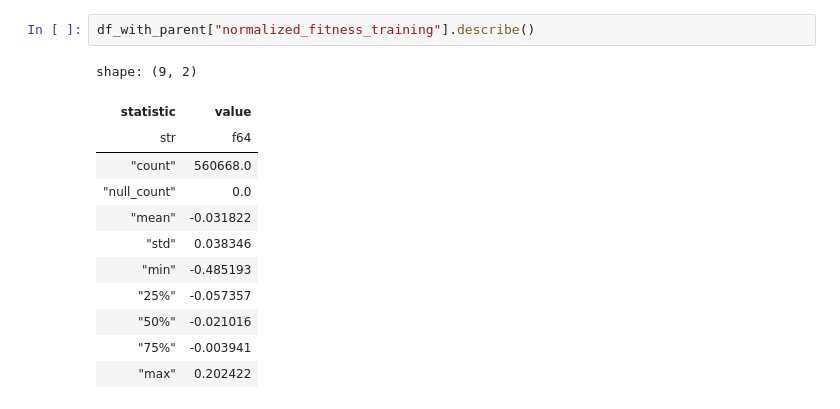
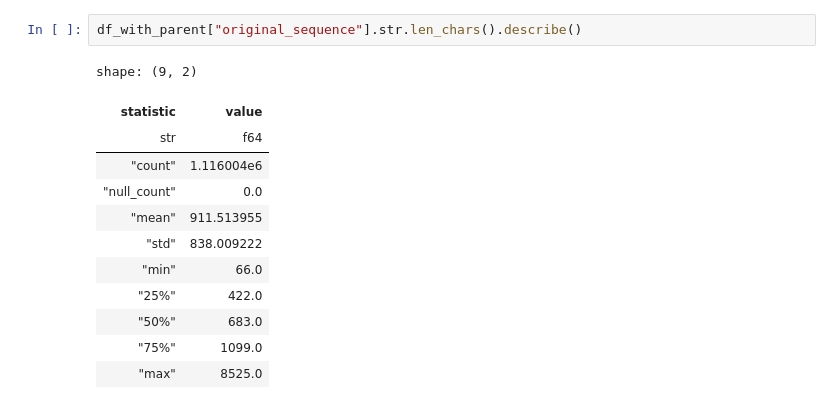
Before and after one commit to vlccek/Master_thesis-Prediction_protein_stability, a Jupyter notebook: protbert/dataset_prepare_255w.ipynb, the cells around one changed output. Drawn from its saved outputs; the diff is of its cells as text.

```diff
--- a/protbert/dataset_prepare_255w.ipynb
+++ b/protbert/dataset_prepare_255w.ipynb
@@ -36,19 +36,19 @@ shape: (560_668, 12)
 | "Q9Y6V0" | "C" | 1059 | "Y" | false | -1.149495 | 0.155403 | "MGNEASLEGEGLPEGLAAAAAAGGGASGAG… | ... |
 | "Q9Y6V0" | "T" | 1058 | "V" | false | -0.201507 | 0.246396 | "MGNEASLEGEGLPEGLAAAAAAGGGASGAG… | ... |
 | "Q9Y6V0" | "T" | 1058 | "W" | false | -0.515568 | 0.235147 | "MGNEASLEGEGLPEGLAAAAAAGGGASGAG… | ... |
-# %%
-df_with_parent["normalized_fitness_training"].describe()
-# %% [output]
-shape: (9, 2)
-| statistic | value |
-| str | f64 |
-| "count" | 560668.0 |
-| "null_count" | 0.0 |
-| "mean" | -0.031822 |
-| "std" | 0.038346 |
-| "min" | -0.485193 |
-| "25%" | -0.057357 |
-| "50%" | -0.021016 |
-| "75%" | -0.003941 |
-| "max" | 0.202422 |
+# %%
+df_with_parent["original_sequence"].str.len_chars().describe()
+# %% [output]
+shape: (9, 2)
+| statistic | value |
+| str | f64 |
+| "count" | 1.116004e6 |
+| "null_count" | 0.0 |
+| "mean" | 911.513955 |
+| "std" | 838.009222 |
+| "min" | 66.0 |
+| "25%" | 422.0 |
+| "50%" | 683.0 |
+| "75%" | 1099.0 |
+| "max" | 8525.0 |
 # %%
```
Also changed, not shown: parts of 4 cells of this notebook, 5 other files.
